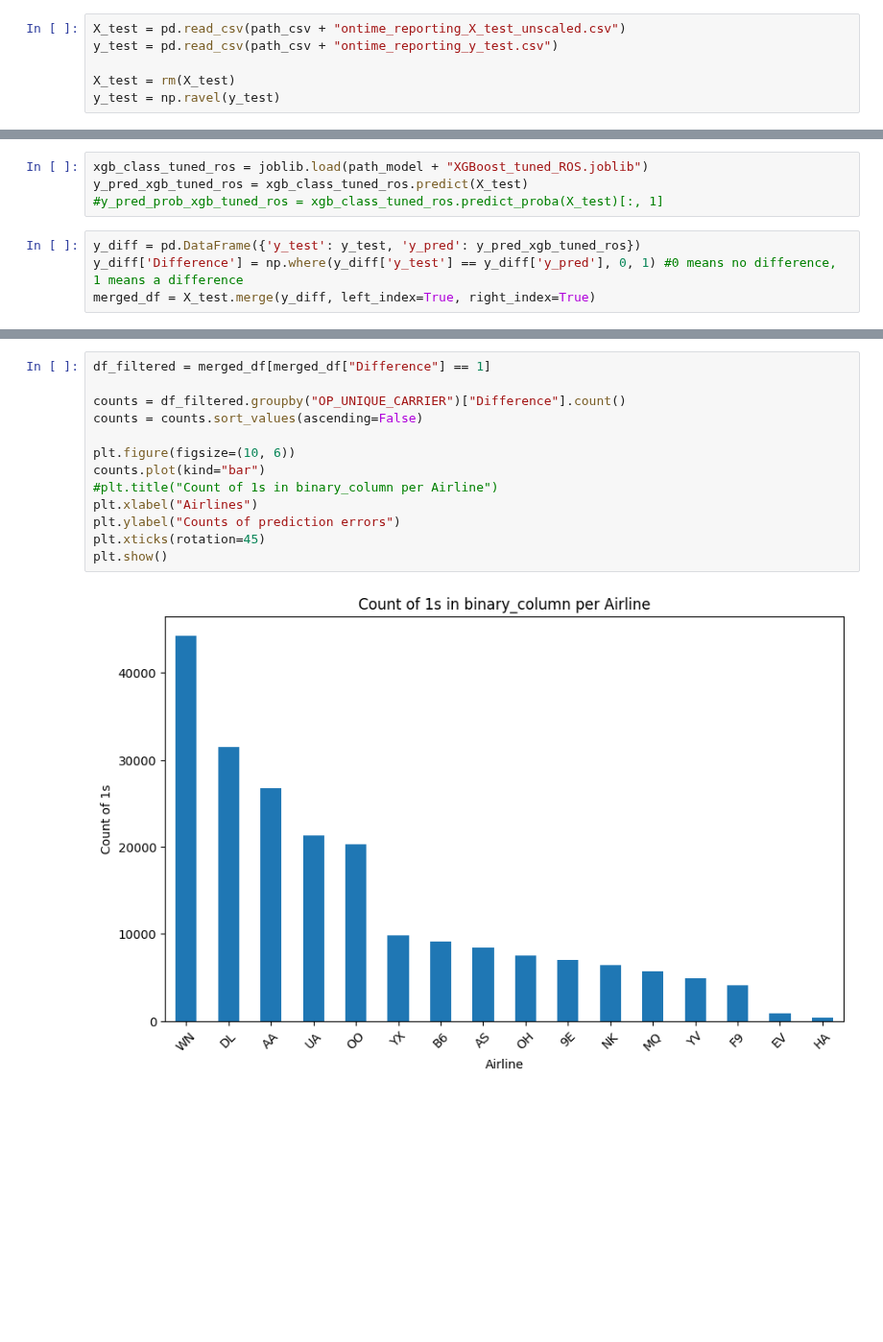
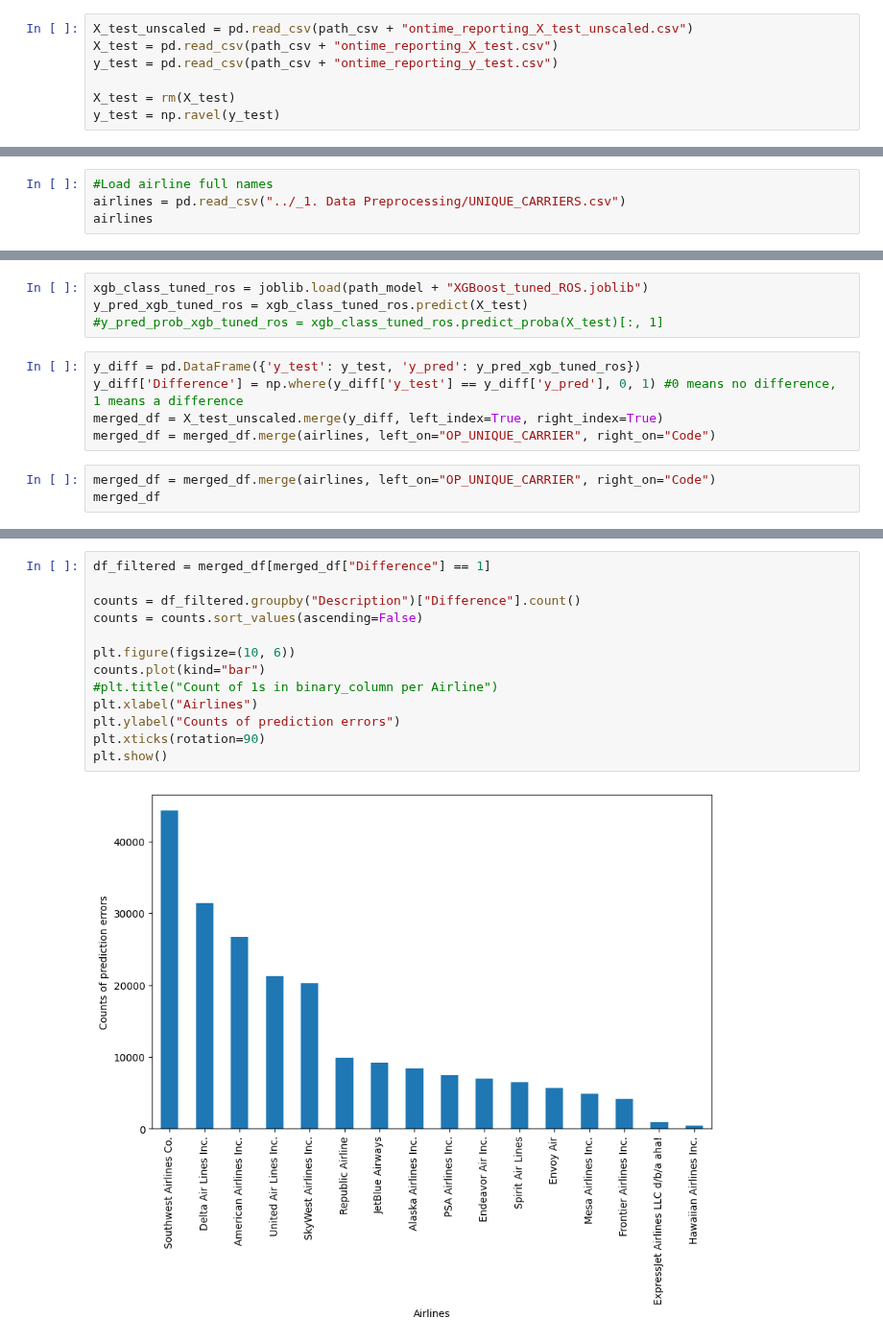
Before and after one commit to rvloenhout/DSS_Master_Thesis, a Jupyter notebook: _3. Evaluation/4. Disparate_group_analysis.ipynb, the cells around one changed output, grey strips where cells are left out. Shown at 96% size. Saved outputs shown, nothing was run; the diff lists cells and outputs as text; blank space fills up the shorter version.

```diff
--- a/_3. Evaluation/4. Disparate_group_analysis.ipynb
+++ b/_3. Evaluation/4. Disparate_group_analysis.ipynb
@@ -40,7 +40,8 @@ def rm(df):
 
     return df
 # %%
-X_test = pd.read_csv(path_csv + "ontime_reporting_X_test_unscaled.csv")
+X_test_unscaled = pd.read_csv(path_csv + "ontime_reporting_X_test_unscaled.csv")
+X_test = pd.read_csv(path_csv + "ontime_reporting_X_test.csv")
 y_test = pd.read_csv(path_csv + "ontime_reporting_y_test.csv")
 
 X_test = rm(X_test)
@@ -51,0 +53,4 @@ Decreased by 73.9%
+# %%
+#Load airline full names
+airlines = pd.read_csv("../_1. Data Preprocessing/UNIQUE_CARRIERS.csv")
+airlines
@@ -56,4 +75,8 @@ y_pred_xgb_tuned_ros = xgb_class_tuned_ros.predict(X_test)
 # %%
 y_diff = pd.DataFrame({'y_test': y_test, 'y_pred': y_pred_xgb_tuned_ros})
 y_diff['Difference'] = np.where(y_diff['y_test'] == y_diff['y_pred'], 0, 1) #0 means no difference, 1 means a difference
-merged_df = X_test.merge(y_diff, left_index=True, right_index=True)
+merged_df = X_test_unscaled.merge(y_diff, left_index=True, right_index=True)
+merged_df = merged_df.merge(airlines, left_on="OP_UNIQUE_CARRIER", right_on="Code")
+# %%
+merged_df = merged_df.merge(airlines, left_on="OP_UNIQUE_CARRIER", right_on="Code")
+merged_df
@@ -60,18 +97,18 @@ merged_df = X_test.merge(y_diff, left_index=True, right_index=True)
 # %%
 df_filtered = merged_df[merged_df["Difference"] == 1]
 
-counts = df_filtered.groupby("OP_UNIQUE_CARRIER")["Difference"].count()
+counts = df_filtered.groupby("Description")["Difference"].count()
 counts = counts.sort_values(ascending=False)
 
 plt.figure(figsize=(10, 6))
 counts.plot(kind="bar")
 #plt.title("Count of 1s in binary_column per Airline")
 plt.xlabel("Airlines")
 plt.ylabel("Counts of prediction errors")
-plt.xticks(rotation=45)
+plt.xticks(rotation=90)
 plt.show()
 # %% [output]
-[figure, old version]
+[figure, new version]
 # %%
 df_filtered = merged_df[merged_df["Difference"] == 1]
 
```
Also changed, not shown: parts of 5 cells of this notebook, 3 other files.
